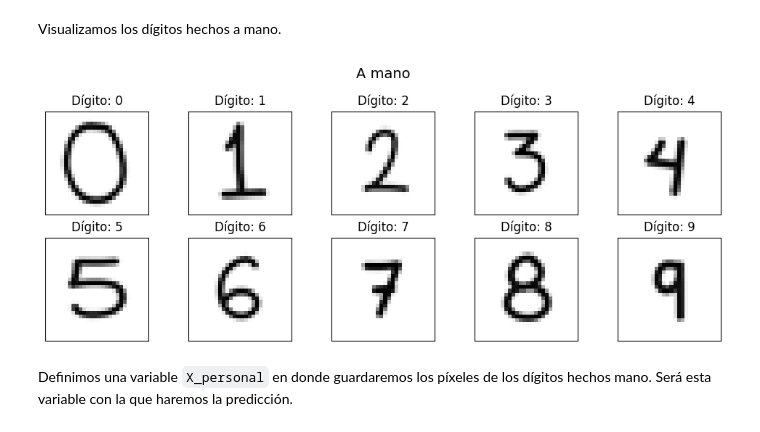
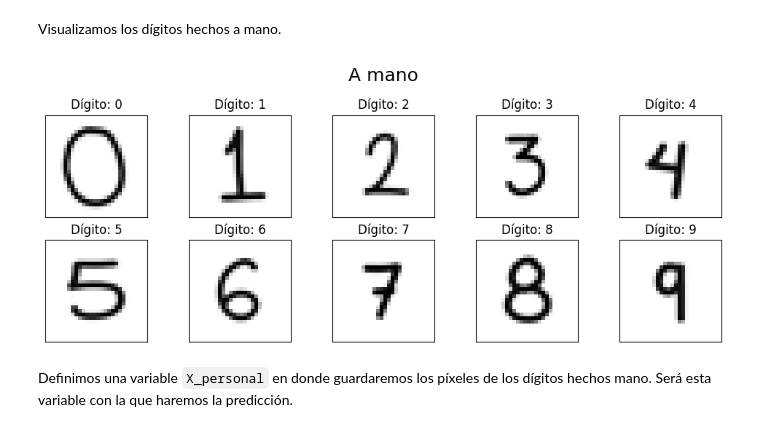
Before and after one commit to RodrigoRiveraRico/data_science_FCiencias, a Jupyter notebook: Clase_9/RiveraRodrigo_T08.ipynb, the cells around one changed output. Saved outputs shown, nothing was run; the diff lists cells and outputs as text; code cells hidden in the pictures.

```diff
--- a/Clase_9/RiveraRodrigo_T08.ipynb
+++ b/Clase_9/RiveraRodrigo_T08.ipynb
@@ -18,11 +0,0 @@ y = y.astype(int)
-# %%
-def show_digit(image_vector, label = None):
-    # image_vector = np.array(image_vector)
-    image_matrix = image_vector.reshape(28, 28)
-    plt.imshow(image_matrix, cmap="Grays") # Grays para invertir colores
-    # plt.title(f"Digito: {label}")
-    plt.axis("off")
-    plt.show()
-
-for i in range(1):
-    show_digit(np.array(X.iloc[i]))
@@ -107,18 +0,0 @@ X_01
-# %%
-from PIL import Image
-import os
-
-path = os.path.join('number_3.jpg')
-
-def cargar_imagen(path):
-    img = Image.open(path).convert("L")
-    img = img.resize((28, 28))
-    img_array = np.array(img)
-    if img_array.mean() > 127:
-        img_array = 255 - img_array
-    img_flat = img_array.reshape(1, -1)
-    return img_flat, img_array
-
-show_digit(cargar_imagen(path)[1])
-
-X_3 = cargar_imagen(path)[0]
@@ -138,6 +0,0 @@ array([3])
-# %%
-probas = rf_clf.predict_proba(X_3)
-for i, p in enumerate(probas[0]):
-    print(f"Digito {i}: {p:.3f}")
-
-plt.bar([i for i in range(10)],probas[0])
@@ -351,17 +195,17 @@ Visualizamos los dígitos hechos a mano.
 # %%
 fig, axs = plt.subplots(2, 5, figsize=(10, 4))  # 2 filas, 5 columnas
 axs = axs.flatten()  # para indexar como una lista
 
 for i in range(10):
-    path = os.path.join('numbers', f'j_{i}.jpg')
+    path = os.path.join('numbers', f'J_{i}.jpg')
     image = cargar_imagen(path)[1]
     show_digit(image, label=i, ax=axs[i])
 
-fig.suptitle('A mano', fontsize=14)
+fig.suptitle('A mano', fontsize=18)
 plt.tight_layout()
 plt.show()
 # %% [output]
-[figure, old version]
+[figure, new version]
 # %% [markdown]
 Definimos una variable `X_personal` en donde guardaremos los píxeles de los dígitos hechos mano. Será esta variable con la que haremos la predicción.
 # %%
```
Also changed, not shown: parts of 25 cells of this notebook.
